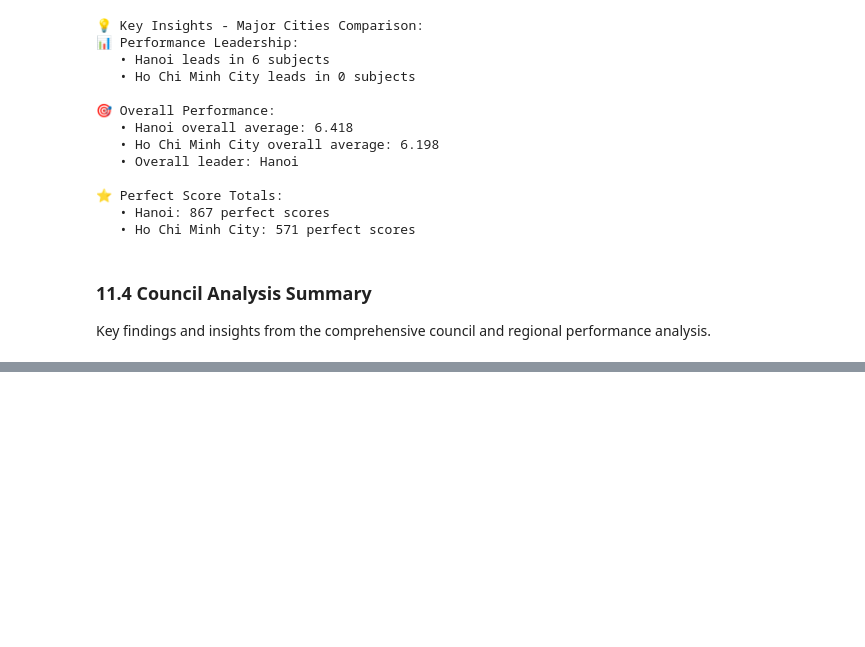
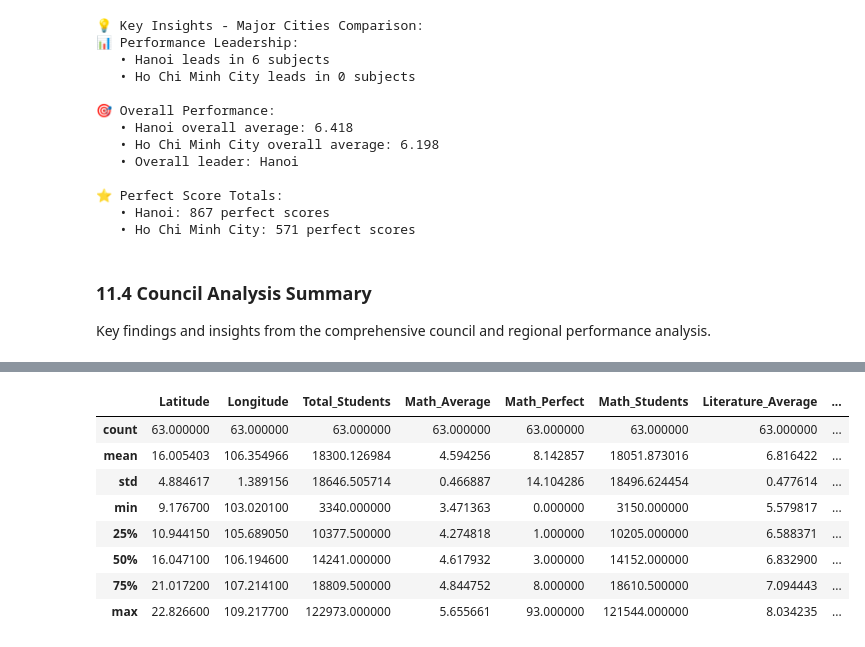
Before and after one commit to denda0duong/2025-thpt-exam, a Jupyter notebook: thpt_2025_analytics.ipynb, the cells around one changed output, grey strips where cells are left out. Cells and saved outputs as stored; diff of their text form; code cells hidden in the pictures; blank space fills up the shorter version.

```diff
--- a/thpt_2025_analytics.ipynb
+++ b/thpt_2025_analytics.ipynb
@@ -1622,0 +2693,12 @@ print(f"\n✅ Council analysis completed successfully!")
+# %%
+enhanced_map_df.describe()
+# %% [output]
+|  | Latitude | Longitude | Total_Students | Math_Average | Math_Perfect | Math_Students | Literature_Average | ... |
+| count | 63.000000 | 63.000000 | 63.000000 | 63.000000 | 63.000000 | 63.000000 | 63.000000 | ... |
+| mean | 16.005403 | 106.354966 | 18300.126984 | 4.594256 | 8.142857 | 18051.873016 | 6.816422 | ... |
+| std | 4.884617 | 1.389156 | 18646.505714 | 0.466887 | 14.104286 | 18496.624454 | 0.477614 | ... |
+| min | 9.176700 | 103.020100 | 3340.000000 | 3.471363 | 0.000000 | 3150.000000 | 5.579817 | ... |
+| 25% | 10.944150 | 105.689050 | 10377.500000 | 4.274818 | 1.000000 | 10205.000000 | 6.588371 | ... |
+| 50% | 16.047100 | 106.194600 | 14241.000000 | 4.617932 | 3.000000 | 14152.000000 | 6.832900 | ... |
+| 75% | 21.017200 | 107.214100 | 18809.500000 | 4.844752 | 8.000000 | 18610.500000 | 7.094443 | ... |
+| max | 22.826600 | 109.217700 | 122973.000000 | 5.655661 | 93.000000 | 121544.000000 | 8.034235 | ... |
```
Also changed, not shown: parts of 21 cells of this notebook, 1 other file.
